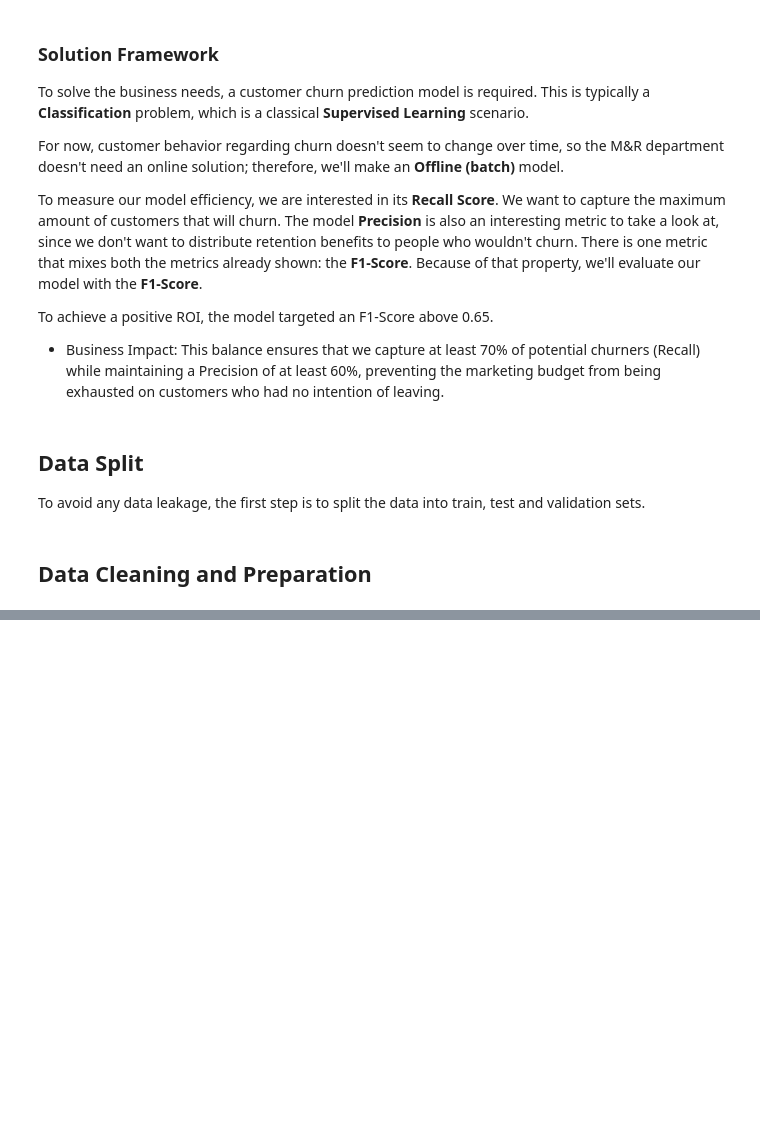
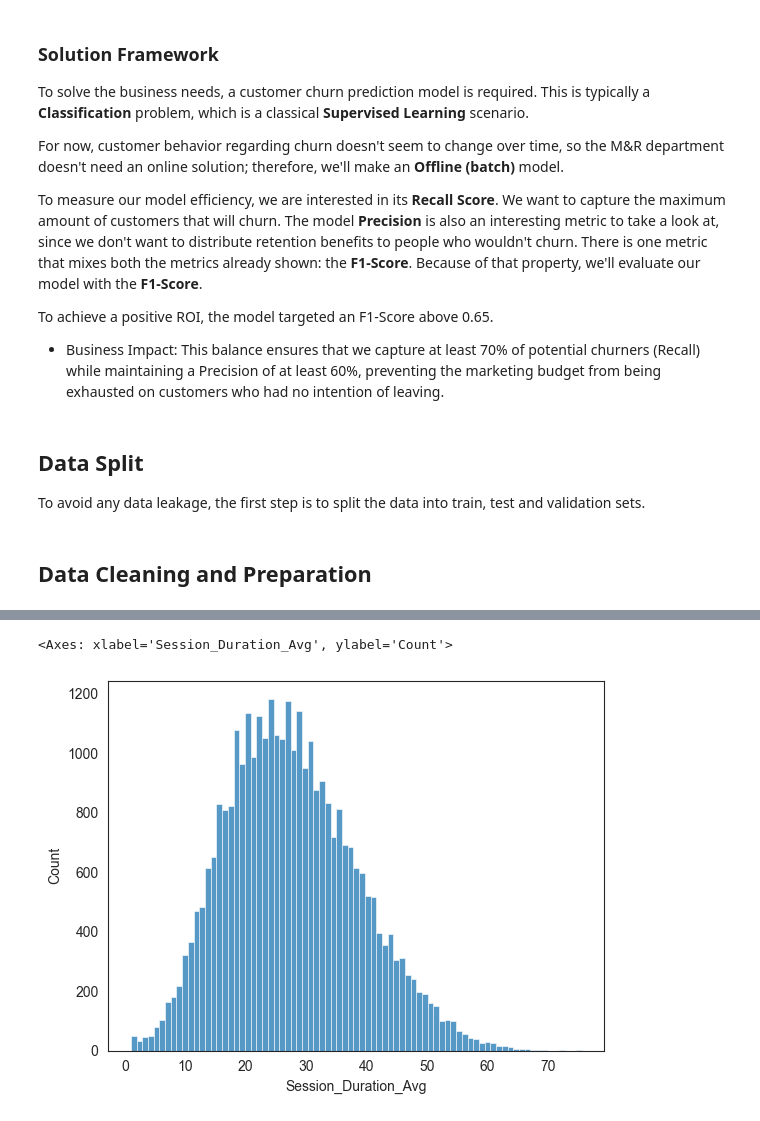
Before and after one commit to Kaio1005/Customer-Churn, a Jupyter notebook: Customer_churn_notebook.ipynb, the cells around one changed output, grey strips where cells are left out. Saved outputs shown, nothing was run; the diff lists cells and outputs as text; code cells hidden in the pictures; blank space fills up the shorter version.

```diff
--- a/Customer_churn_notebook.ipynb
+++ b/Customer_churn_notebook.ipynb
@@ -72,0 +277,5 @@ X_val, X_test, y_val, y_test = train_test_split(
+# %%
+sns.histplot(train_data_df, x = "Session_Duration_Avg")
+# %% [output]
+<Axes: xlabel='Session_Duration_Avg', ylabel='Count'>
+[figure, added]
```
Also changed, not shown: parts of 32 cells of this notebook.
